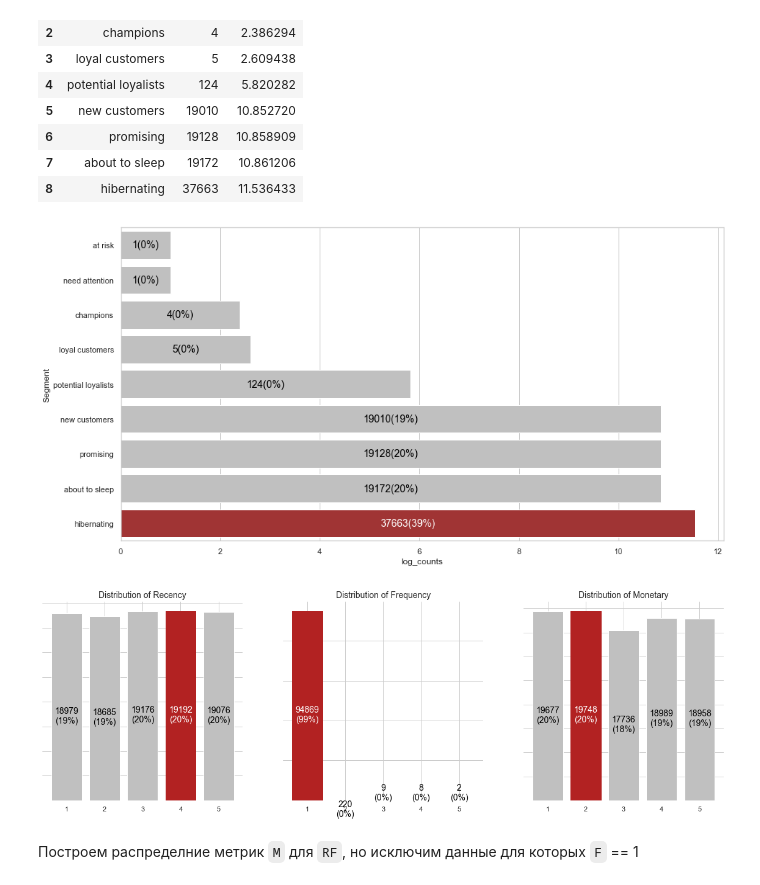
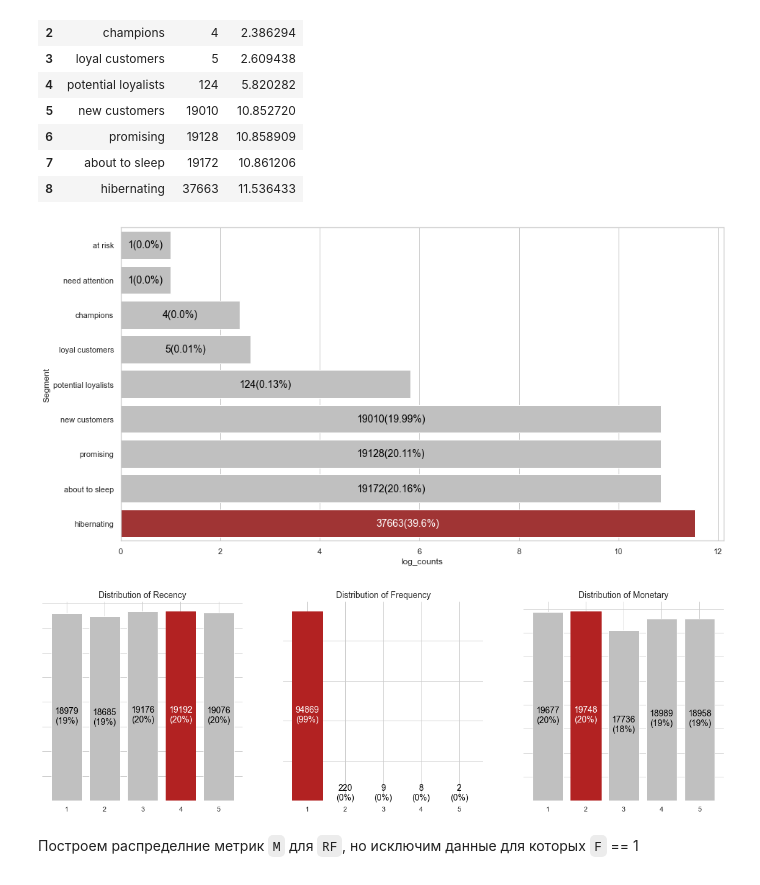
Before and after one commit to PavelSyr/da_karpov.cources_first.project, a Jupyter notebook: pavel_syrnev_15.04_p-syrnev/variant1/e-commerce.ipynb, the cells around one changed output. Drawn from its saved outputs; the diff is of its cells as text; code cells hidden in the pictures.

```diff
--- a/pavel_syrnev_15.04_p-syrnev/variant1/e-commerce.ipynb
+++ b/pavel_syrnev_15.04_p-syrnev/variant1/e-commerce.ipynb
@@ -1122,7 +1149,7 @@ for bar in ax.patches:
 
     tx_ofset = value / 2
     ty_offest = bar.get_y() + bar.get_height() / 2
-    t_value = f'{int(real_value)}({int(real_value * 100 / real_y_sum)}%)'
+    t_value = f'{int(real_value)}({round(real_value * 100 / real_y_sum, 2)}%)'
 
     ax.text(tx_ofset, ty_offest, t_value,
             ha='center',
@@ -1132,7 +1159,7 @@ for bar in ax.patches:
 
     index +=1
 # %% [output]
-[figure, old version]
+[figure, new version]
 # %%
 # график распредения
 fig, axes = plt.subplots(nrows=1, ncols=3, figsize=(20, 6))
@@ -1145,35 +1172,35 @@ for i, p in enumerate(['R', 'F', 'M']):
     bars = ax.bar(x, y, color=our_palette['default'])
     ax.set_frame_on(False)
     ax.tick_params(left=False, labelleft=False, bottom=False)
     ax.set_title('Distribution of {}'.format(parameters[p]), fontsize=14)
 
     for bar in bars:
         value = bar.get_height()
 
         color = 'black'
         # подкрасим максимум
         if value == y.max():
             bar.set_color(our_palette['max'])
             color = 'w'
 
         # отобразим значение
         tx_ofset = bar.get_x() + bar.get_width() / 2
         ty_offest = value / 2
         t_va = 'top'
         t_value = f'{int(value)}\n({int(value * 100 / y.sum())}%)'
 
-        if value <= 100:
+        if value <= 500:
             t_va = 'baseline'
 
         ax.text(tx_ofset, ty_offest, t_value,
                ha='center',
                va=t_va,
                color=color,
                fontsize=14)
 
 plt.show()
 # %% [output]
-[figure, old version]
+[figure, new version]
 # %% [markdown]
 Построем распределние метрик `M` для `RF`, но исключим данные для которых `F` == 1
 # %%
```
Also changed, not shown: parts of 15 cells of this notebook, 1 other file.
